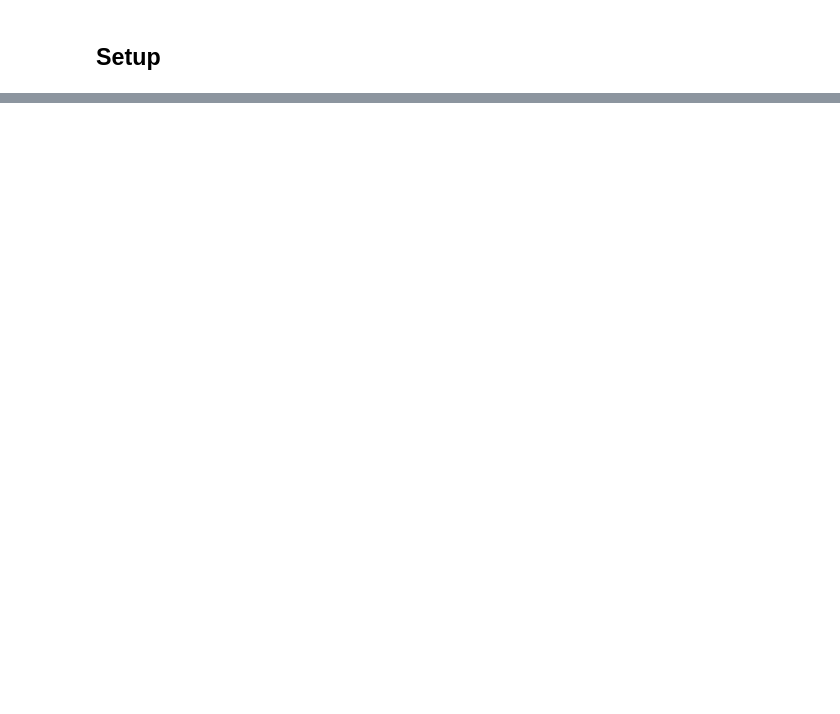
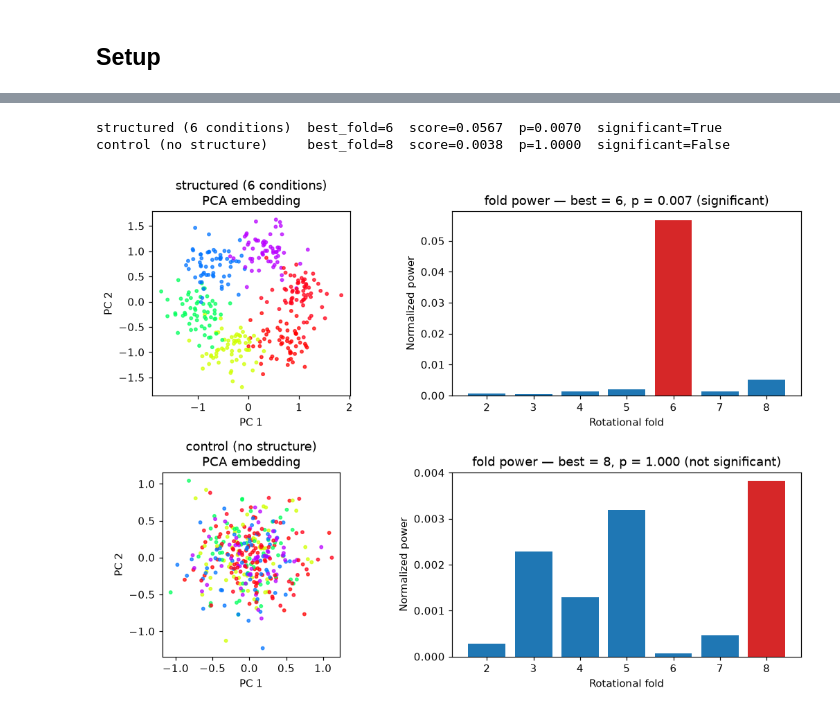
Before and after one commit to Jarmck-Cai/eeg_manifold, a Jupyter notebook: notebooks/00_quick_start.ipynb, the cells around one changed output, grey strips where cells are left out. Saved outputs shown, nothing was run; the diff lists cells and outputs as text; code cells hidden in the pictures; blank space fills up the shorter version.

```diff
--- a/notebooks/00_quick_start.ipynb
+++ b/notebooks/00_quick_start.ipynb
@@ -240,0 +234,46 @@ data = load_seeg_data('my_seeg_data.mat')
+# %%
+n_cond, n_trials, trial_noise = 6, 60, 0.3
+
+basis = np.linalg.qr(rng.normal(size=(n_channels, 2)))[0]   # 2D coding plane
+angles = np.arange(n_cond) * 2 * np.pi / n_cond
+centers = (basis @ np.c_[np.cos(angles), np.sin(angles)].T).T
+
+labels = np.repeat(np.arange(n_cond), n_trials)
+structured = centers[labels] + trial_noise * rng.normal(size=(len(labels), n_channels))
+control = trial_noise * rng.normal(size=(len(labels), n_channels))
+
+datasets = {'structured (6 conditions)': structured, 'control (no structure)': control}
+embeddings, sym_results = {}, {}
+for name, X in datasets.items():
+    embeddings[name] = fit_pca(X, n_components=2)
+    sym_results[name] = detect_rotational_symmetry(
+        embeddings[name], n_permutations=1000, random_state=0
+    )
+    r = sym_results[name]
+    print(f"{name:26s} best_fold={r['best_fold']}  score={r['best_score']:.4f}  "
+          f"p={r['best_p_value']:.4f}  significant={r['significant']}")
+# %% [output]
+structured (6 conditions)  best_fold=6  score=0.0567  p=0.0070  significant=True
+control (no structure)     best_fold=8  score=0.0038  p=1.0000  significant=False
+# %%
+fig, axes = plt.subplots(2, 2, figsize=(10, 7))
+for row, (name, emb) in enumerate(embeddings.items()):
+    r = sym_results[name]
+    ax = axes[row, 0]
+    ax.scatter(emb[:, 0], emb[:, 1], c=labels, cmap='hsv', s=8, alpha=0.7)
+    ax.set_aspect('equal')
+    ax.set_title(f'{name}\nPCA embedding')
+    ax.set_xlabel('PC 1'); ax.set_ylabel('PC 2')
+
+    ax = axes[row, 1]
+    folds = sorted(r['normalized_scores'])
+    ax.bar(folds, [r['normalized_scores'][f] for f in folds],
+           color=['tab:red' if f == r['best_fold'] else 'tab:blue' for f in folds])
+    verdict = 'significant' if r['significant'] else 'not significant'
+    ax.set_title(f"fold power — best = {r['best_fold']}, "
+                 f"p = {r['best_p_value']:.3f} ({verdict})")
+    ax.set_xlabel('Rotational fold'); ax.set_ylabel('Normalized power')
+fig.tight_layout()
+plt.show()
+# %% [output]
+[figure, added]
```
Also changed, not shown: parts of 28 cells of this notebook, 38 other files.
